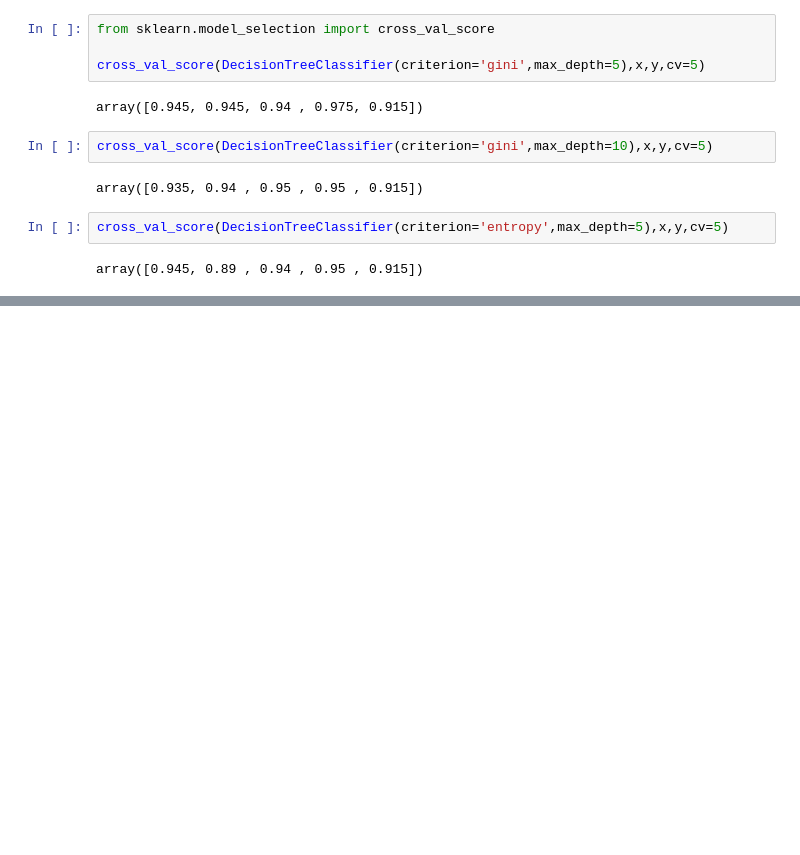
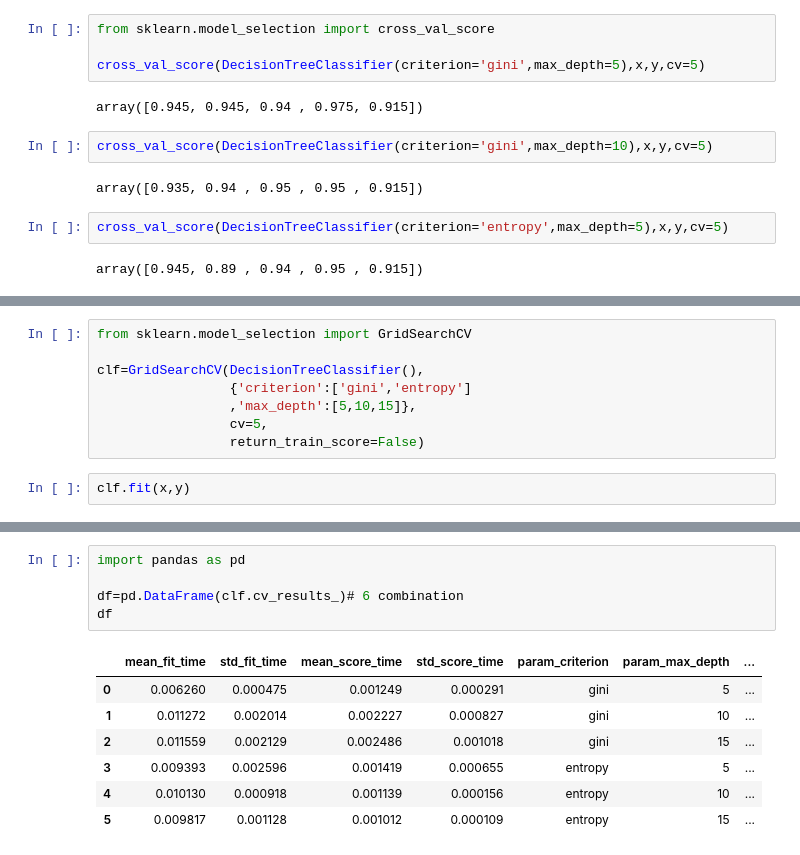
Before and after one commit to rupeshkumarp/ML, a Jupyter notebook: model evaluation/hyperparameter_tuning.ipynb, the cells around one changed output, grey strips where cells are left out. Cells and saved outputs as stored; diff of their text form; blank space fills up the shorter version.

```diff
--- a/model evaluation/hyperparameter_tuning.ipynb
+++ b/model evaluation/hyperparameter_tuning.ipynb
@@ -57,0 +82,10 @@ array([0.945, 0.89 , 0.94 , 0.95 , 0.915])
+# %%
+from sklearn.model_selection import GridSearchCV
+
+clf=GridSearchCV(DecisionTreeClassifier(),
+                 {'criterion':['gini','entropy']
+                 ,'max_depth':[5,10,15]},
+                 cv=5,
+                 return_train_score=False)
+# %%
+clf.fit(x,y)
@@ -57,0 +116,13 @@ array([0.945, 0.89 , 0.94 , 0.95 , 0.915])
+# %%
+import pandas as pd
+
+df=pd.DataFrame(clf.cv_results_)# 6 combination
+df
+# %% [output]
+|  | mean_fit_time | std_fit_time | mean_score_time | std_score_time | param_criterion | param_max_depth | ... |
+| 0 | 0.006260 | 0.000475 | 0.001249 | 0.000291 | gini | 5 | ... |
+| 1 | 0.011272 | 0.002014 | 0.002227 | 0.000827 | gini | 10 | ... |
+| 2 | 0.011559 | 0.002129 | 0.002486 | 0.001018 | gini | 15 | ... |
+| 3 | 0.009393 | 0.002596 | 0.001419 | 0.000655 | entropy | 5 | ... |
+| 4 | 0.010130 | 0.000918 | 0.001139 | 0.000156 | entropy | 10 | ... |
+| 5 | 0.009817 | 0.001128 | 0.001012 | 0.000109 | entropy | 15 | ... |
```
Also changed, not shown: parts of 12 cells of this notebook.
